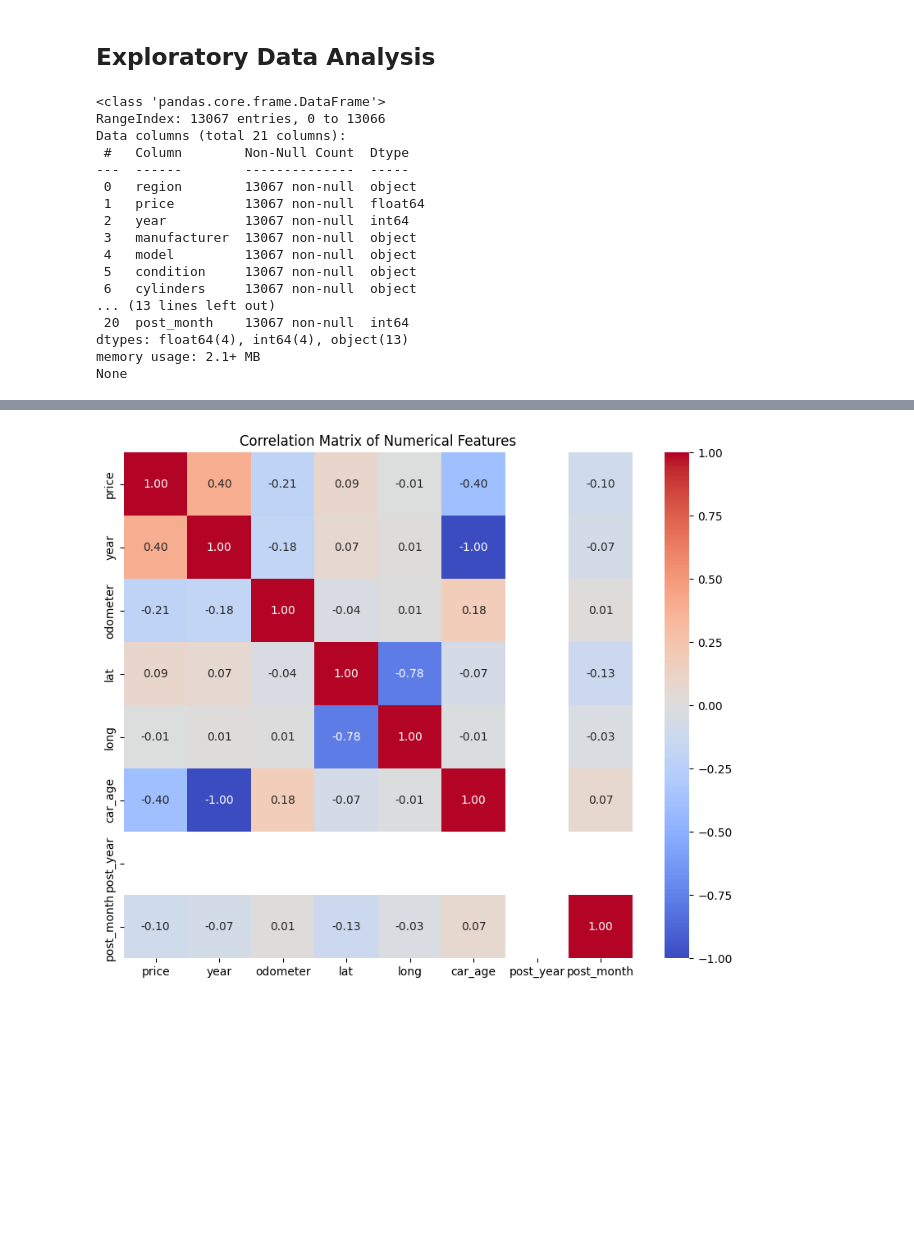
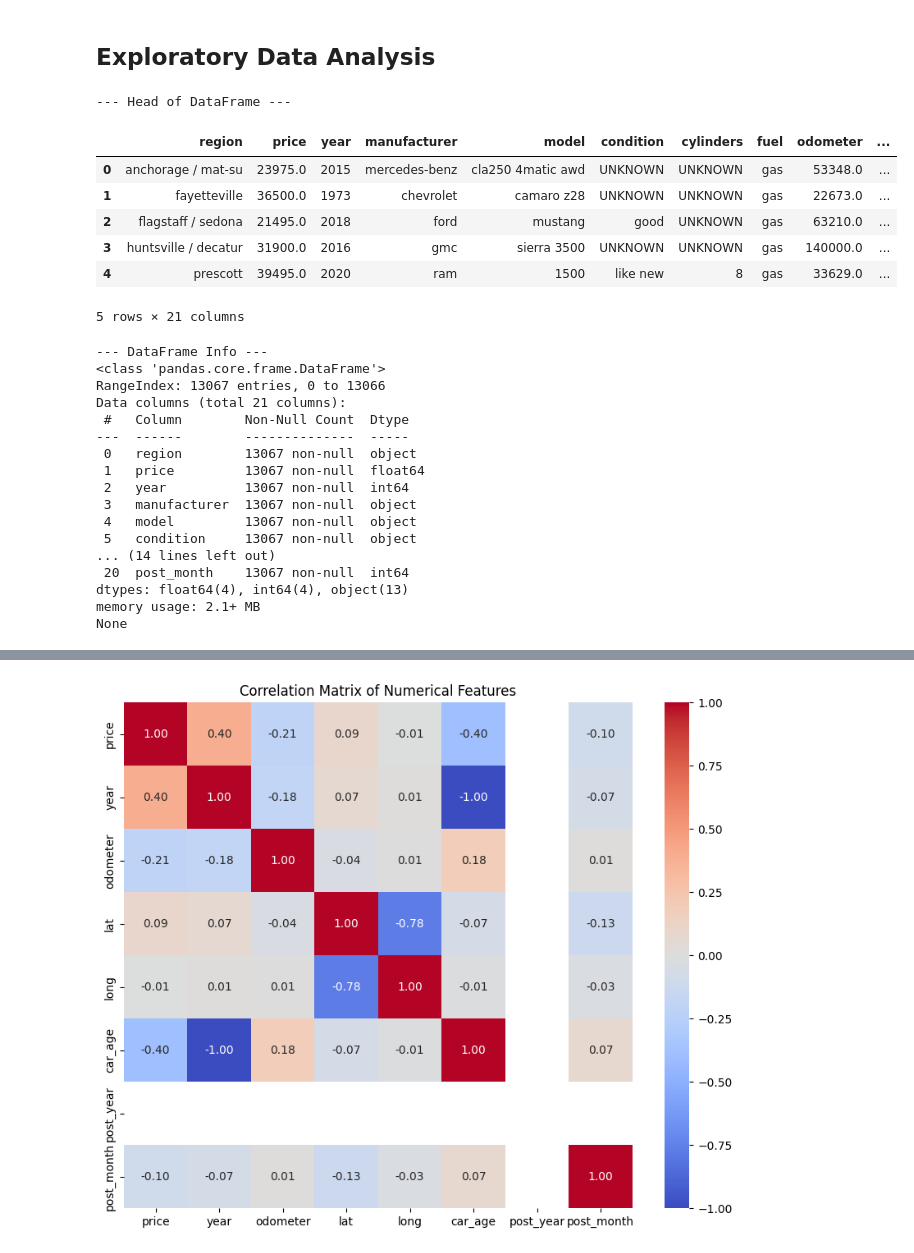
Before and after one commit to tejuuu-7774/Section-D_Group-13_Used_Cars_Market_Analysis, a Jupyter notebook: notebooks/03_eda.ipynb, the cells around one changed output, grey strips where cells are left out. Drawn from its saved outputs; the diff is of its cells as text; code cells hidden in the pictures; blank space fills up the shorter version.

```diff
--- a/notebooks/03_eda.ipynb
+++ b/notebooks/03_eda.ipynb
@@ -20,9 +20,23 @@ df
 13067 rows × 21 columns
 # %% [markdown]
 ## Exploratory Data Analysis
+# %%
+print('--- Head of DataFrame ---')
+display(df.head())
+# %% [output]
+--- Head of DataFrame ---
+|  | region | price | year | manufacturer | model | condition | cylinders | fuel | odometer | ... |
+| 0 | anchorage / mat-su | 23975.0 | 2015 | mercedes-benz | cla250 4matic awd | UNKNOWN | UNKNOWN | gas | 53348.0 | ... |
+| 1 | fayetteville | 36500.0 | 1973 | chevrolet | camaro z28 | UNKNOWN | UNKNOWN | gas | 22673.0 | ... |
+| 2 | flagstaff / sedona | 21495.0 | 2018 | ford | mustang | good | UNKNOWN | gas | 63210.0 | ... |
+| 3 | huntsville / decatur | 31900.0 | 2016 | gmc | sierra 3500 | UNKNOWN | UNKNOWN | gas | 140000.0 | ... |
+| 4 | prescott | 39495.0 | 2020 | ram | 1500 | like new | 8 | gas | 33629.0 | ... |
+5 rows × 21 columns
 # %%
+print('--- DataFrame Info ---')
 print(df.info())
 # %% [output]
+--- DataFrame Info ---
 <class 'pandas.core.frame.DataFrame'>
 RangeIndex: 13067 entries, 0 to 13066
 Data columns (total 21 columns):
@@ -34,8 +48,7 @@ Data columns (total 21 columns):
  3   manufacturer  13067 non-null  object
  4   model         13067 non-null  object
  5   condition     13067 non-null  object
- 6   cylinders     13067 non-null  object
-... (13 lines left out)
+... (14 lines left out)
  20  post_month    13067 non-null  int64
 dtypes: float64(4), int64(4), object(13)
 memory usage: 2.1+ MB
```
Also changed, not shown: parts of 13 cells of this notebook.
